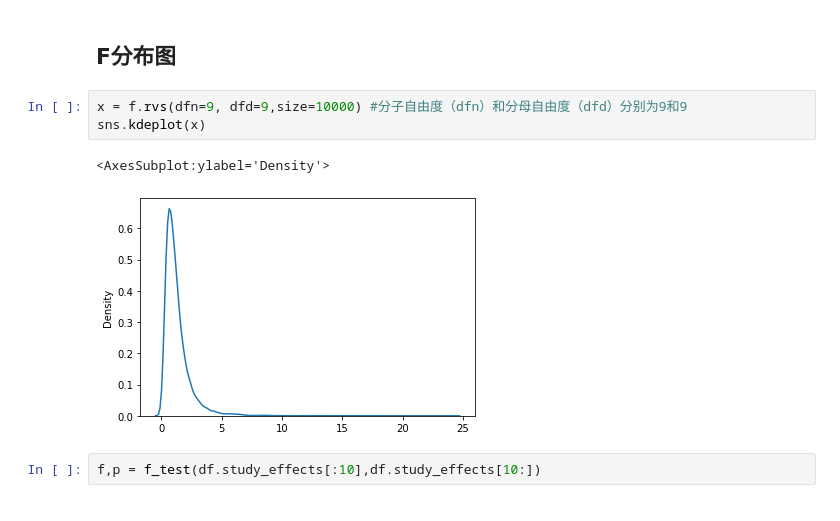
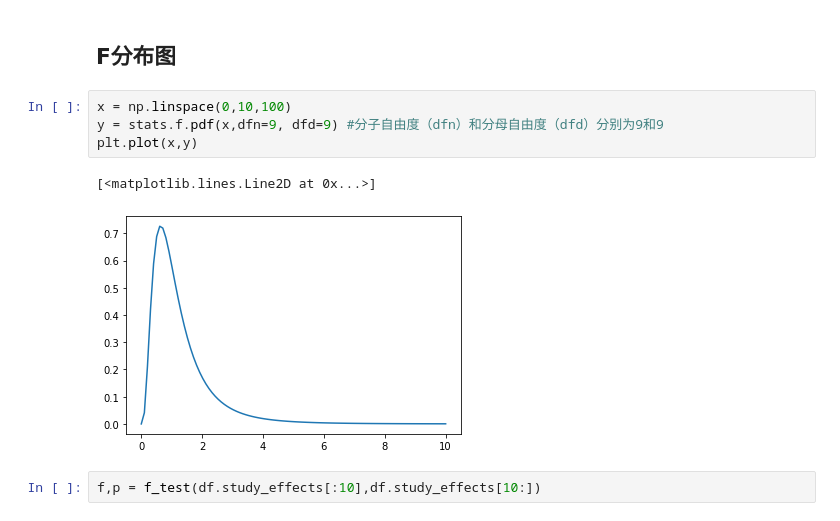
Before and after one commit to zhiliang-lin/py_for_stats, a Jupyter notebook: 08 独立样本t检验.ipynb, the cells around one changed output. Saved outputs shown, nothing was run; the diff lists cells and outputs as text.

```diff
--- a/08 独立样本t检验.ipynb
+++ b/08 独立样本t检验.ipynb
@@ -96,11 +97,12 @@ def f_test(x, y):
 # %% [markdown]
 ## F分布图
 # %%
-x = f.rvs(dfn=9, dfd=9,size=10000) #分子自由度（dfn）和分母自由度（dfd）分别为9和9
-sns.kdeplot(x)
+x = np.linspace(0,10,100)
+y = stats.f.pdf(x,dfn=9, dfd=9) #分子自由度（dfn）和分母自由度（dfd）分别为9和9
+plt.plot(x,y)
 # %% [output]
-<AxesSubplot:ylabel='Density'>
+[<matplotlib.lines.Line2D at 0x...>]
-[figure, old version]
+[figure, new version]
 # %%
 f,p = f_test(df.study_effects[:10],df.study_effects[10:])
 # %% [output]
```
Also changed, not shown: parts of 1 cell of this notebook, 3 other files.
